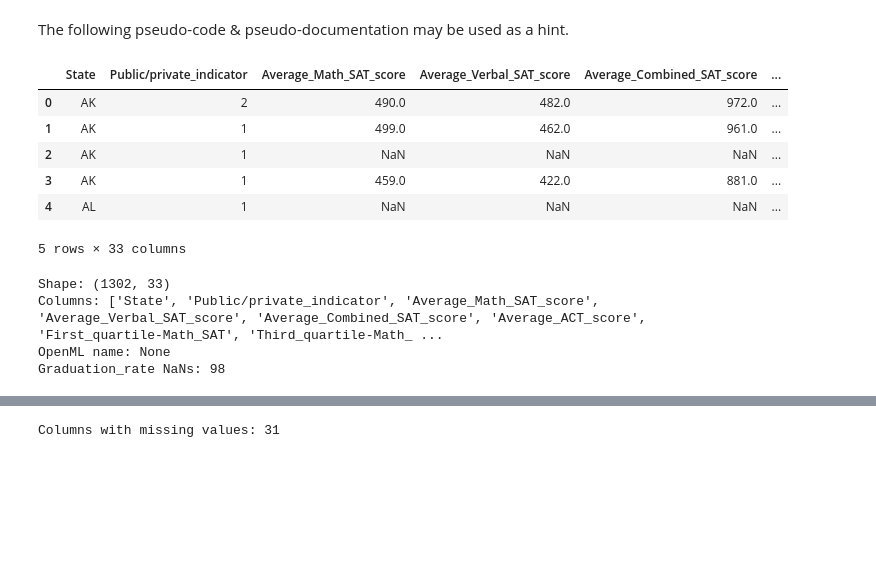
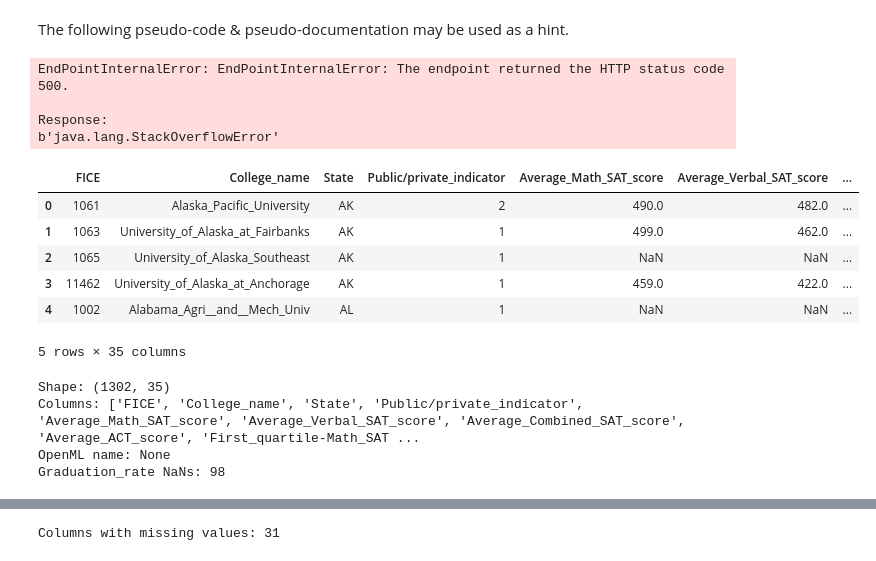
Before and after one commit to DanielaKokoneshi/BI2025_gr059_12535764_11737582, a Jupyter notebook: Cyclists_251201.ipynb, the cells around one changed output, grey strips where cells are left out. Cells and saved outputs as stored; diff of their text form; code cells hidden in the pictures; blank space fills up the shorter version.

```diff
--- a/Cyclists_251201.ipynb
+++ b/Cyclists_251201.ipynb
@@ -223,7 +223,7 @@ All these objectives support organizations in making informed strategic decision
 """
 
 business_success_criteria_comment = """
-For this project to be called successful, it should produce clear, precise
+For this project to be called successful, it should produce  precise
  and easily interpretable insights regarding the key factors that influence
  the graduation rate as well as a model that accuratly predicts
 the graduation rate of an institution based on the provided features. Another
@@ -256,7 +256,7 @@ we can train a regression model that generalizes well and explains an important
  achieves a high coefficient of determination and a low prediction error
  when testing via cross-validation.In addition, the learned model and derived
  feature importance measures should be interpretable for non-technical stakeholders.
- Key factors influencing graduation rate should be clearly identifiable
+ Key factors influencing graduation rate should be distinctly identifiable
  (similar across different validation splits), so that they can be translated
  into recommendations and benchmarking indicators for universities.
 """
@@ -272,7 +272,7 @@ reinforce these patterns if its predictions are used for funding decisions,
  a risk of over-interpreting correlations as causal effects and using the
  model as a black-box decision tool rather than as analytic support. To handle
   these risks, the focus of the project is on transparency and interpretability
-  (using explainable models and feature importance analysis), clearly
+  (using explainable models and feature importance analysis), precisely
   communicating the limitations of the data and the model, and treating the
   results as decision-support for experts rather than automatic decision-making.
 """
@@ -303,7 +303,7 @@ f':bu_business_objectives rdfs:comment """{business_objectives_comment}""" .',
 f':bu_business_success_criteria rdf:type prov:Entity .',
 f':bu_business_success_criteria prov:wasGeneratedBy :business_understanding .',
 f':bu_business_success_criteria rdfs:label "1c Business Success Criteria" .',
-f':bu_business_success_criteria rdfs:comment """{business_success_criteria_comment}""" .'
+f':bu_business_success_criteria rdfs:comment """{business_success_criteria_comment}""" .',
 # 1d
 f':bu_data_mining_goals rdf:type prov:Entity .',
 f':bu_data_mining_goals prov:wasGeneratedBy :business_understanding .',
@@ -334,25 +334,34 @@ f':data_understanding_phase rdf:type prov:Activity .',
 f':data_understanding_phase rdfs:label "Data Understanding Phase" .',
 ]
 engine.insert(business_understanding_phase_executor, prefixes=prefixes)
+# %% [output]
+EndPointInternalError: EndPointInternalError: The endpoint returned the HTTP status code 500.
+
+Response:
+b'java.lang.StackOverflowError'
 # %%
-from sklearn.datasets import fetch_openml
+import requests
+import pandas as pd
+import arff
+
 
 # Student responsible for this code
 load_college_data_code_writer = student_b
 
-def load_college_data(data_id: int = 538) -> tuple[pd.DataFrame, typing.Any]:
-    bunch = fetch_openml(
-        data_id=data_id,
-        as_frame=True,
-        target_column=None,  # to get rid of the error of missing values
-    )
-    df = bunch.frame.copy()
-    return df, bunch
+def load_college_data() -> pd.DataFrame:
+    url = "https://www.openml.org/data/download/52650/colleges_usnews.arff"
+    arff_text = requests.get(url).text
+    arff_data = arff.loads(arff_text)
 
+    # Extract dataframe
+    columns = [attr[0] for attr in arff_data["attributes"]]
+    df = pd.DataFrame(arff_data["data"], columns=columns)
+
+    return df, arff_data
 
 # loading
 start_time_ld = now()
-data, openml_bunch = load_college_data(538)
+data, openml_bunch = load_college_data()
 end_time_ld = now()
 
 display(data.head())
@@ -416,42 +425,42 @@ def dtype_to_xsd(dtype) -> str:
     if "int" in s:
         return "xsd:integer"
     if "float" in s:
         return "xsd:double"
     if "bool" in s:
         return "xsd:boolean"
     return "xsd:string"
 
 
 recordset_id = ":raw_recordset"
 
 field_triples = [
     ":raw_data cr:recordSet :raw_recordset .",
     ":raw_recordset rdf:type cr:RecordSet .",
     ":raw_recordset sc:name 'US Colleges raw table' .",
 ]
 
 for col in data.columns:
     safe_col = str(col).replace(" ", "_").replace("/", "_").replace("%", "pct")
     fid = f":field_{safe_col}"
     field_triples += [
         f"{recordset_id} cr:field {fid} .",
         f"{fid} rdf:type cr:Field .",
         f"{fid} sc:name '{col}' .",
         f"{fid} cr:dataType {dtype_to_xsd(data[col].dtype)} .",
         f"{fid} sc:description 'Auto-generated: column {col} from OpenML 538.' .",
     ]
 
 engine.insert(field_triples, prefixes=prefixes)
 # %% [output]
-|  | State | Public/private_indicator | Average_Math_SAT_score | Average_Verbal_SAT_score | Average_Combined_SAT_score | ... |
-| 0 | AK | 2 | 490.0 | 482.0 | 972.0 | ... |
-| 1 | AK | 1 | 499.0 | 462.0 | 961.0 | ... |
-| 2 | AK | 1 | NaN | NaN | NaN | ... |
-| 3 | AK | 1 | 459.0 | 422.0 | 881.0 | ... |
-| 4 | AL | 1 | NaN | NaN | NaN | ... |
+|  | FICE | College_name | State | Public/private_indicator | Average_Math_SAT_score | Average_Verbal_SAT_score | ... |
+| 0 | 1061 | Alaska_Pacific_University | AK | 2 | 490.0 | 482.0 | ... |
+| 1 | 1063 | University_of_Alaska_at_Fairbanks | AK | 1 | 499.0 | 462.0 | ... |
+| 2 | 1065 | University_of_Alaska_Southeast | AK | 1 | NaN | NaN | ... |
+| 3 | 11462 | University_of_Alaska_at_Anchorage | AK | 1 | 459.0 | 422.0 | ... |
+| 4 | 1002 | Alabama_Agri__and__Mech_Univ | AL | 1 | NaN | NaN | ... |
-5 rows × 33 columns
+5 rows × 35 columns
-Shape: (1302, 33)
-Columns: ['State', 'Public/private_indicator', 'Average_Math_SAT_score', 'Average_Verbal_SAT_score', 'Average_Combined_SAT_score', 'Average_ACT_score', 'First_quartile-Math_SAT', 'Third_quartile-Math_ ...
+Shape: (1302, 35)
+Columns: ['FICE', 'College_name', 'State', 'Public/private_indicator', 'Average_Math_SAT_score', 'Average_Verbal_SAT_score', 'Average_Combined_SAT_score', 'Average_ACT_score', 'First_quartile-Math_SAT ...
 OpenML name: None
 Graduation_rate NaNs: 98
 # %%
```
Also changed, not shown: parts of 3 cells of this notebook, 3 other files.
